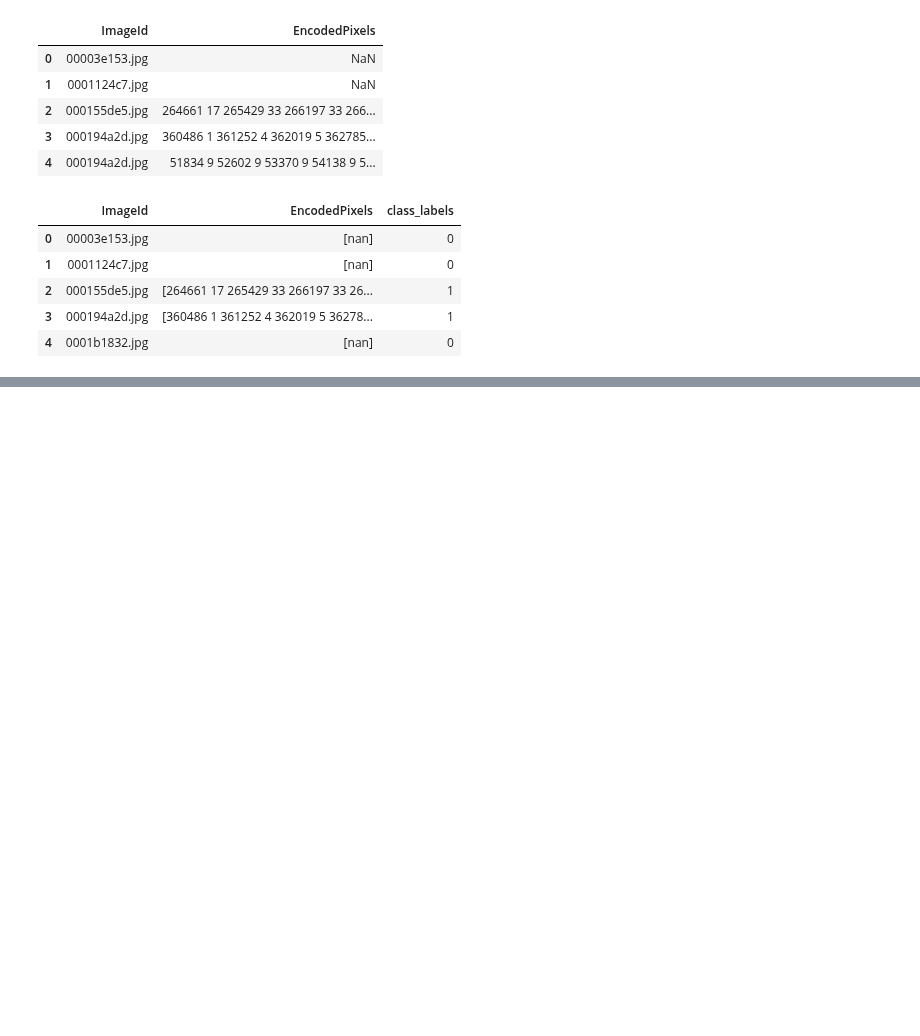
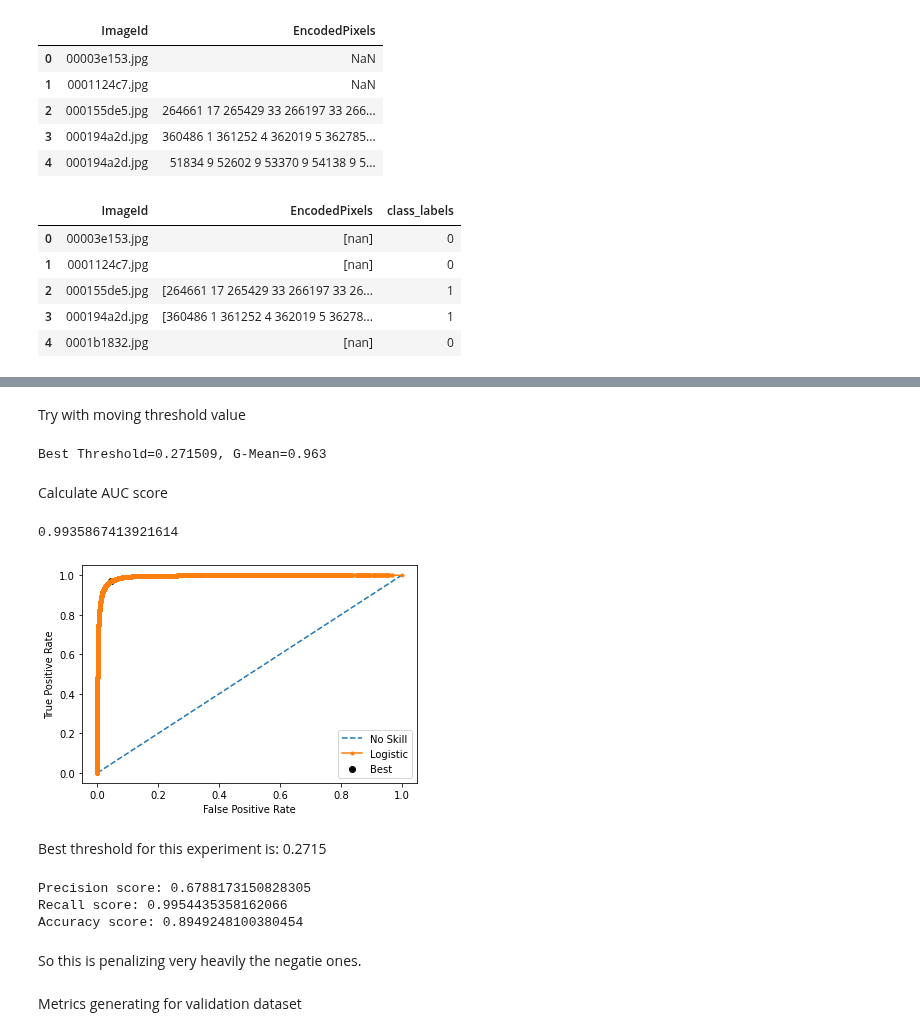
Before and after one commit to yashchks87/ship_segmentation, a Jupyter notebook: notebooks/classification.ipynb, the cells around one changed output, grey strips where cells are left out. Saved outputs shown, nothing was run; the diff lists cells and outputs as text; code cells hidden in the pictures; blank space fills up the shorter version.

Commit message:
Model ananlysis with new data is added.

```diff
--- a/notebooks/classification.ipynb
+++ b/notebooks/classification.ipynb
@@ -173,0 +275,18 @@ Epoch 1/20
+# %%
+# Train datasets
+train_dataset = get_data(train, shuffle = False, repeat = False)
+train_imgs = train_dataset.map(lambda img, label: img)
+train_label = train_dataset.map(lambda img, label: label)
+# val datasets
+val_dataset = get_data(val, shuffle = False, repeat = False)
+val_imgs = val_dataset.map(lambda img, label: img)
+val_label = val_dataset.map(lambda img, label: label)
+# Test datasets
+test_dataset = get_data(test, shuffle = False, repeat = False)
+test_imgs = test_dataset.map(lambda img, label: img)
+test_label = test_dataset.map(lambda img, label: label)
+# %%
+train_pred = model.predict(train_imgs, verbose=1)
+train_pred = [x[0] for x in train_pred]
+train_pred_copy = train_pred.copy()
+train_pred_copy = [1 if x > 0.5 else 0 for x in train_pred_copy]
@@ -173,0 +295,4 @@ Epoch 1/20
+# %%
+train_label_as_list = []
+for lab in tfds.as_numpy(train_label.unbatch()):
+    train_label_as_list.append(lab)
@@ -173,0 +307,2 @@ Epoch 1/20
+# %% [markdown]
+Try with moving threshold value
@@ -173,0 +347,27 @@ Epoch 1/20
+# %%
+fpr, tpr, thresholds = roc_curve(train_label_as_list, train_pred)
+gmeans = np.sqrt(tpr * (1-fpr))
+ix = np.argmax(gmeans)
+print('Best Threshold=%f, G-Mean=%.3f' % (thresholds[ix], gmeans[ix]))
+# %% [output]
+Best Threshold=0.271509, G-Mean=0.963
+# %% [markdown]
+Calculate AUC score
+# %%
+roc_auc_score(train_label_as_list, train_pred)
+# %% [output]
+0.9935867413921614
+# %%
+pyplot.plot([0,1], [0,1], linestyle='--', label='No Skill')
+pyplot.plot(fpr, tpr, marker='.', label='Logistic')
+pyplot.scatter(fpr[ix], tpr[ix], marker='o', color='black', label='Best')
+# axis labels
+pyplot.xlabel('False Positive Rate')
+pyplot.ylabel('True Positive Rate')
+pyplot.legend()
+# show the plot
+pyplot.show()
+# %% [output]
+[figure, added]
+# %% [markdown]
+Best threshold for this experiment is: 0.2715
@@ -173,0 +377,12 @@ Epoch 1/20
+# %%
+print(f'Precision score: {precision_score(train_label_as_list, train_pred_copy)}')
+print(f'Recall score: {recall_score(train_label_as_list, train_pred_copy)}')
+print(f'Accuracy score: {accuracy_score(train_label_as_list, train_pred_copy)}')
+# %% [output]
+Precision score: 0.6788173150828305
+Recall score: 0.9954435358162066
+Accuracy score: 0.8949248100380454
+# %% [markdown]
+So this is penalizing very heavily the negatie ones.
+# %% [markdown]
+Metrics generating for validation dataset
```
Also changed, not shown: parts of 26 cells of this notebook, 4 other files.
